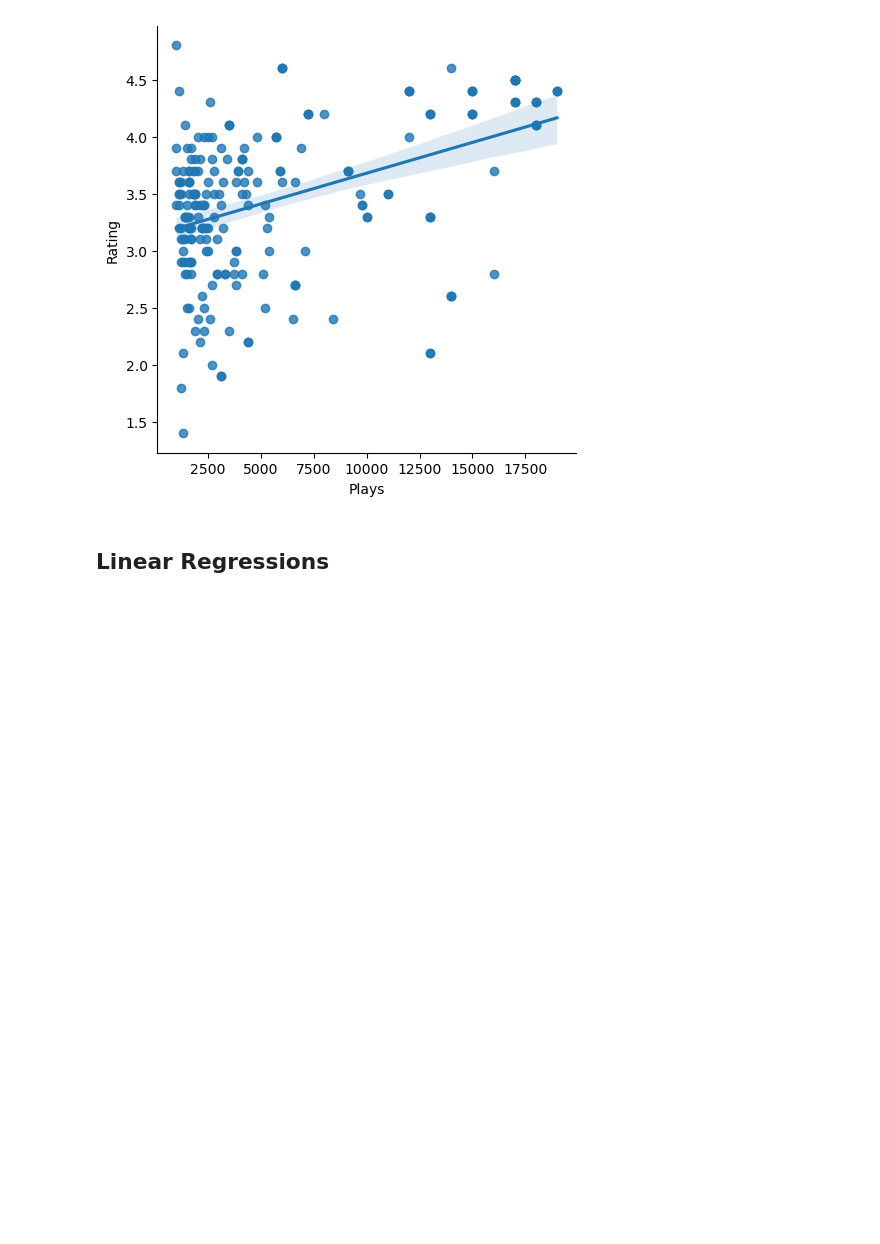
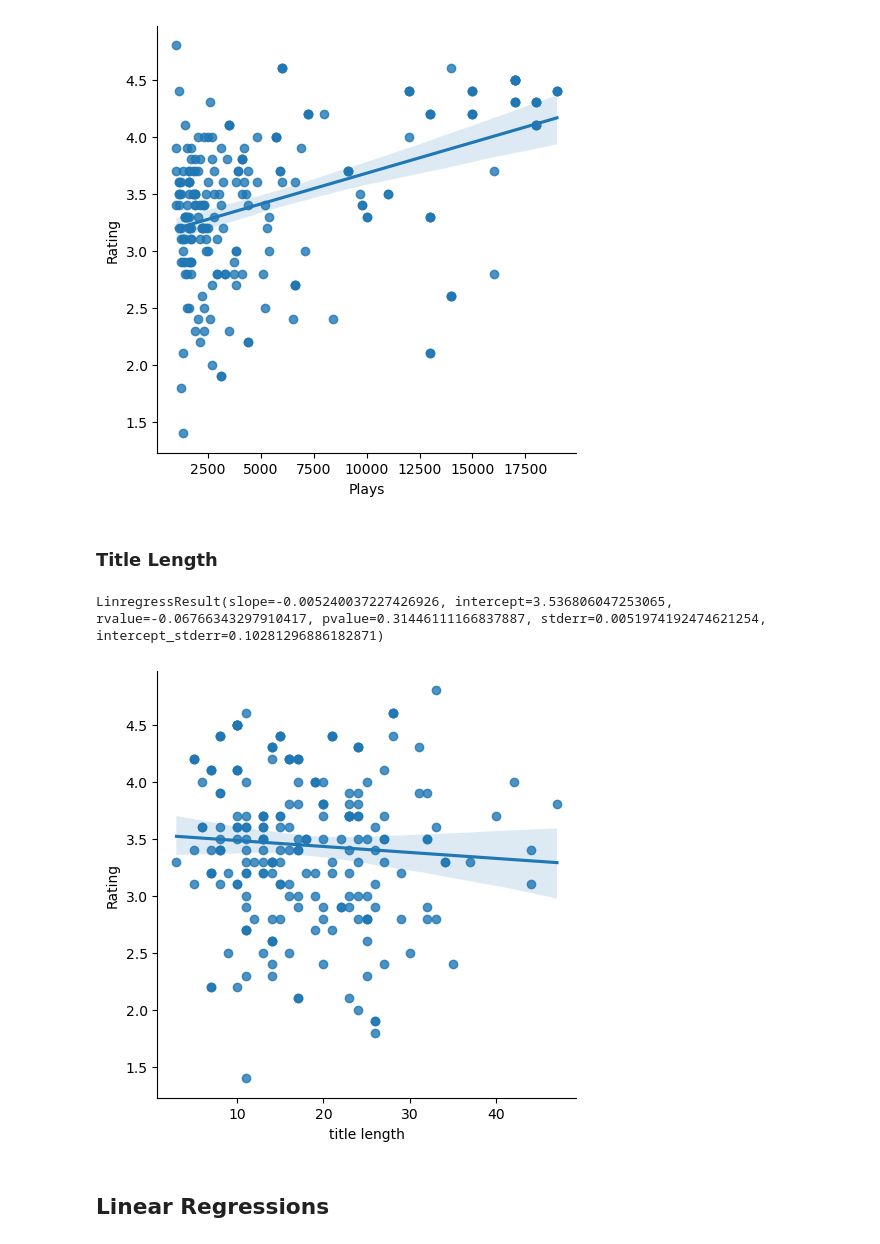
Before and after one commit to seanjedi/COMP-293A-Final-Project, a Jupyter notebook: COMP-293A Final Project.ipynb, the cells around one changed output. Saved outputs shown, nothing was run; the diff lists cells and outputs as text; code cells hidden in the pictures; blank space fills up the shorter version.

```diff
--- a/COMP-293A Final Project.ipynb
+++ b/COMP-293A Final Project.ipynb
@@ -53,10 +56,12 @@ games.describe(include="all")
 The dataset has their quantitative veriables as a string, and has them in the format of "14k" for 14,000. So were going to need to convert the variables into a quantitative variable, and change the k into multiplying it by 1000.
 # %%
 # specify the columns to be modified
-cols_to_modify = ["Plays", "Playing", "Backlogs", "Wishlist", "Number of Reviews", "Times Listed"]
+cols_to_modify = ["Plays", "Playing", "Backlogs",
+                  "Wishlist", "Number of Reviews", "Times Listed"]
 
 # use the replace method with the specified columns and dictionary of replacements
-games[cols_to_modify] = games[cols_to_modify].apply(lambda x: pd.to_numeric(x.str.replace('K', '')) * 1000 if "K" in str(x) else pd.to_numeric(x))
+games[cols_to_modify] = games[cols_to_modify].apply(lambda x: pd.to_numeric(
+    x.str.replace('K', '')) * 1000 if "K" in str(x) else pd.to_numeric(x))
 # display the modified DataFrame
 games.describe(include="all")
 # %% [output]
@@ -164,6 +175,18 @@ sns.lmplot(data=games, x="Plays", y="Rating");
 plt.show()
 # %% [output]
 [figure]
+# %% [markdown]
+### Title Length
+# %%
+games.loc[:, "title length"] = games["Title"].apply(len)
+stats.linregress(x=games["title length"], y=games["Rating"])
+# %% [output]
+LinregressResult(slope=-0.005240037227426926, intercept=3.536806047253065, rvalue=-0.06766343297910417, pvalue=0.31446111166837887, stderr=0.0051974192474621254, intercept_stderr=0.10281296886182871)
+# %%
+sns.lmplot(data=games, x="title length", y="Rating")
+plt.show()
+# %% [output]
+[figure, added]
 # %% [markdown]
 ## Linear Regressions
 # %%
```
Also changed, not shown: parts of 24 cells of this notebook.
